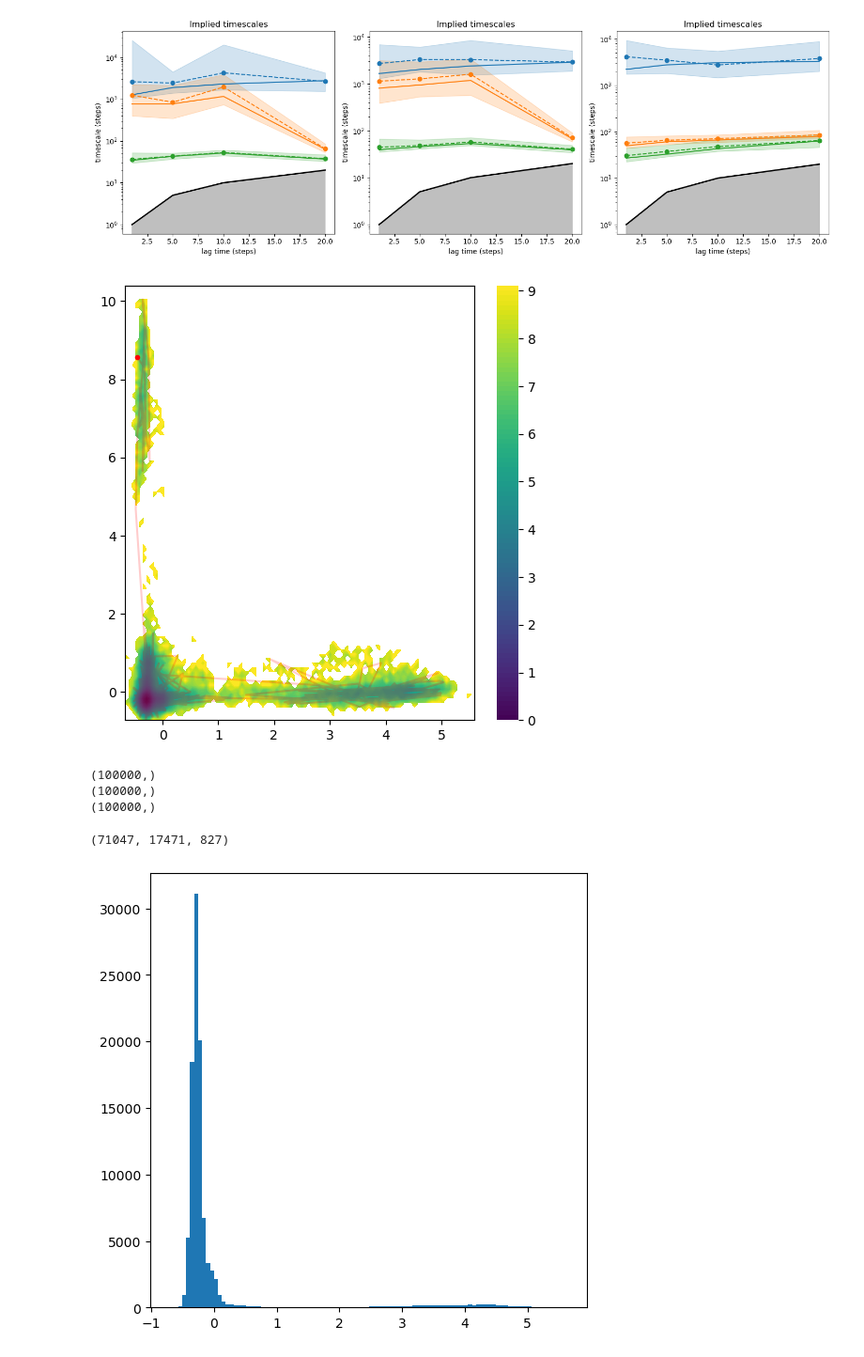
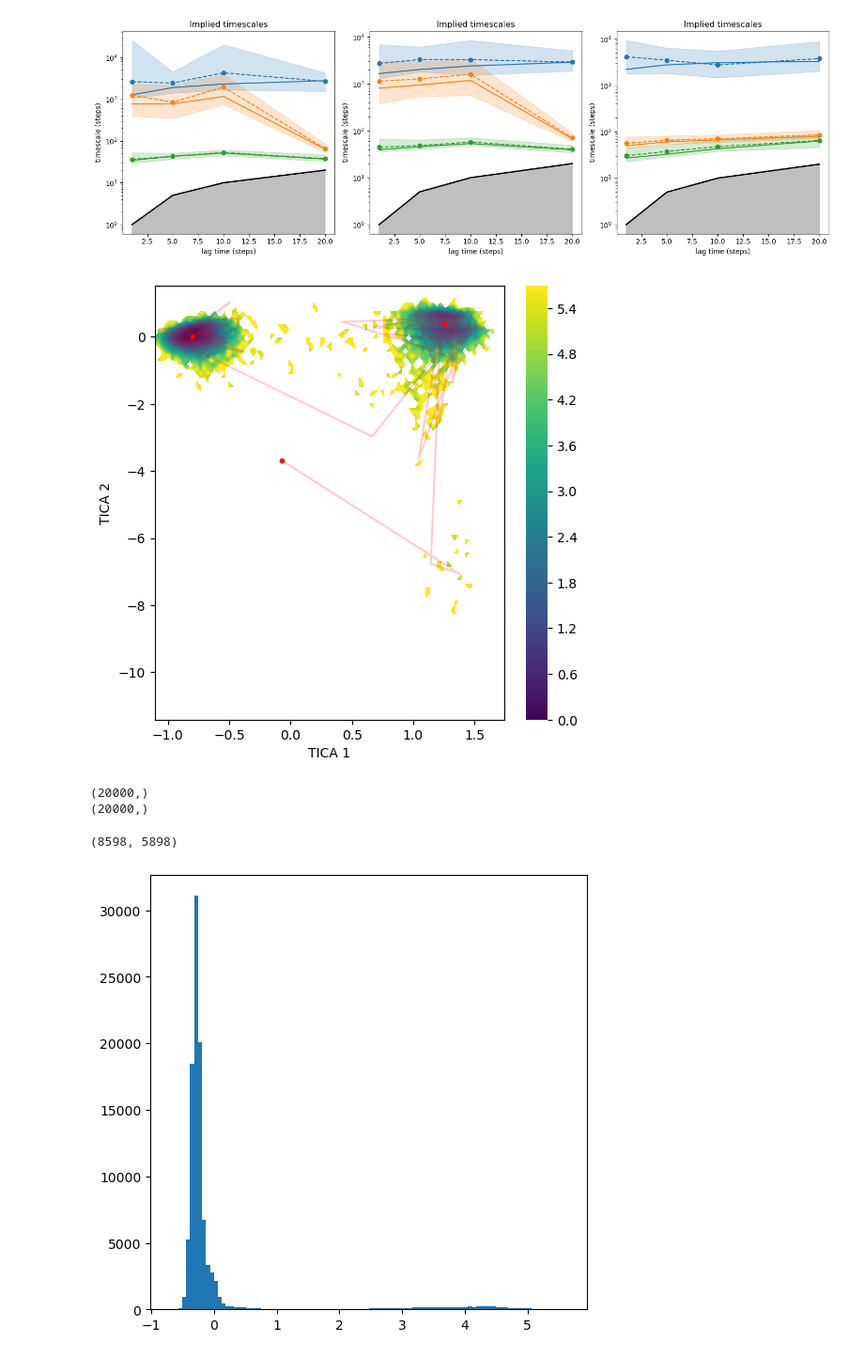
Before and after one commit to LotharBezzon/AF_MD, a Jupyter notebook: traj_analysis.ipynb, the cells around one changed output. Shown: that part at 94% size. Drawn from its saved outputs; the diff is of its cells as text; code cells hidden in the pictures.

```diff
--- a/traj_analysis.ipynb
+++ b/traj_analysis.ipynb
@@ -16,9 +17,9 @@ deeptime.__version__
 # %% [output]
 '0.4.5'
 # %%
-protein = 'alpha_synuclein'
+protein = 'chignolin'
 
-coords = xyz_to_numpy(f'{protein}.xyz')
+coords = xyz_to_numpy(f'{protein}_short.xyz')
 dists = get_inter_bead_distances(coords)
 #data = coor.source(coords).get_output()    # Write the coordinates in the pyemma format
 #traj = np.squeeze(np.array(data))
@@ -66,25 +67,29 @@ from deeptime.util import energy2d
 # %%
 fig, ax = plt.subplots(1, 1, figsize=(6, 6))
 estimator = TICA(lagtime=10, dim=3).fit(traj)
 model = estimator.fetch_model()
 tica_traj = model.transform(traj)
 
 energy = energy2d(tica_traj[:, 0], tica_traj[:, 1], bins=100)
 plot_energy2d(energy, ax=ax)
 plt.plot(tica_traj[::100, 0], tica_traj[::100, 1], 'r', markersize=0.1, alpha=0.2)
 plt.plot(tica_traj[0, 0], tica_traj[0, 1], 'r.')
+plt.xlabel('TICA 1')
+plt.ylabel('TICA 2')
+
+plt.plot([1.25, -0.8], [0.4, 0.0], 'r.')
 
 #plot_density(tica_traj[:,0], tica_traj[:,1], n_bins=100)
 '''plt.plot([0.7], [-0.35], 'r.')
 plt.plot([-0.7], [0.1], 'r.')
 plt.plot([-1.15], [-0.25], 'r.')
 plt.xlabel('TICA 1')
 plt.ylabel('TICA 3')'''
 '''ax.set_xlim(None, 2)
 ax.set_ylim(None, 2.5)'''
 plt.savefig(f'tica_{protein}.png', dpi=300)
 # %% [output]
-[figure, old version]
+[figure, new version]
 # %%
 # Find representatives of the conformotions
 def find_representative(tica_traj, minima):
@@ -92,19 +97,18 @@ def find_representative(tica_traj, minima):
     print(distances.shape)
     return np.argmin(distances)
 
-minima1 = np.array([-0.3, -0.2])
-minima2 = np.array([4.0, 0.0])
-minima3 = np.array([-0.4, 8.0])
+minima1 = np.array([-0.8, 0.0])
+minima2 = np.array([1.25, 0.4])
+#minima3 = np.array([-0.4, 8.0])
 
 repr1 = find_representative(tica_traj[:,[0,1]], minima1)
 repr2 = find_representative(tica_traj[:,[0,1]], minima2)
-repr3 = find_representative(tica_traj[:,[0,1]], minima3)
-repr1, repr2, repr3
+#repr3 = find_representative(tica_traj[:,[0,1]], minima3)
+repr1, repr2#, repr3
 # %% [output]
-(100000,)
-(100000,)
-(100000,)
+(20000,)
+(20000,)
-(71047, 17471, 827)
+(8598, 5898)
 # %%
 tica1 = tica_traj[:, 0]
 tica2 = tica_traj[:, 1]
```
Also changed, not shown: parts of 4 cells of this notebook, 5 other files.
